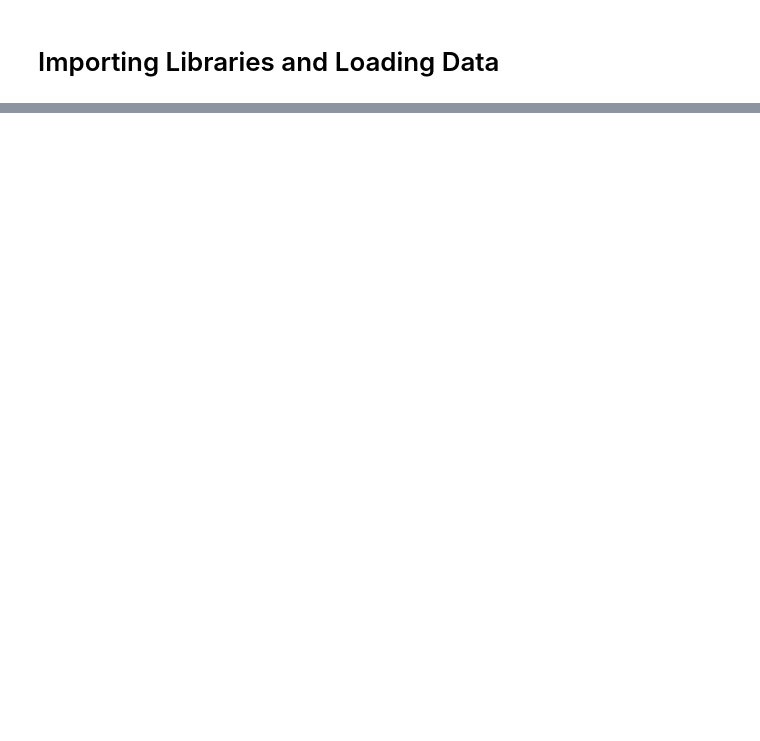
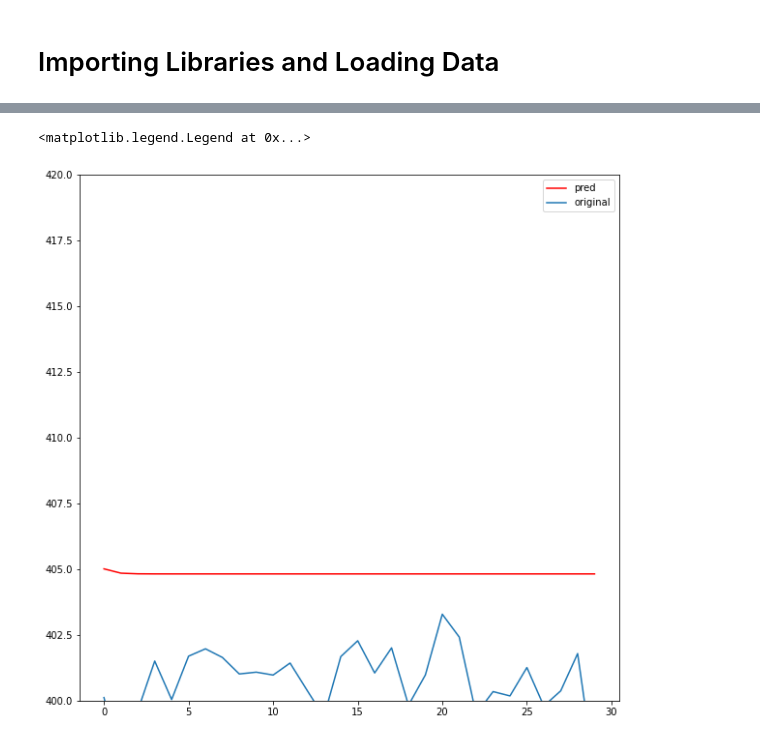
Before and after one commit to dataforgoodfr/batch7_satellite_ges, a Jupyter notebook: Find_Peaks_with_LSTM_autoencoders.ipynb, the cells around one changed output, grey strips where cells are left out. Saved outputs shown, nothing was run; the diff lists cells and outputs as text; code cells hidden in the pictures; blank space fills up the shorter version.

```diff
--- a/Find_Peaks_with_LSTM_autoencoders.ipynb
+++ b/Find_Peaks_with_LSTM_autoencoders.ipynb
@@ -52,3 +4,0 @@ def createDataset(df,timeStep=30):
-# %%
-X_train = createDataset(train)
-X_test = createDataset(test)
@@ -259,0 +403,15 @@ print(f'Correct normal predictions: {correct}/{len(test_normal_dataset)}')
+# %%
+class RecurrentAutoencoder(nn.Module):
+
+  def __init__(self, n_features, embedding_dim=64):
+    super(RecurrentAutoencoder, self).__init__()
+
+    self.encoder = Encoder(n_features, embedding_dim).to(device)
+    self.decoder = Decoder(embedding_dim, n_features).to(device)
+
+  def forward(self, x):
+    seq_len = x.shape[1]
+    x = self.encoder(x)
+    x = self.decoder(x, seq_len)
+
+    return x
@@ -259,0 +615,11 @@ print(f'Correct normal predictions: {correct}/{len(test_normal_dataset)}')
+# %%
+plt.figure(figsize=(10,10))
+model(X_train[20].to(device))
+plt.plot(model(X_train[5250].to(device)).cpu().detach().numpy(), color = 'red', label = "pred")
+plt.ylim(top = 420)
+plt.ylim(bottom = 400)
+plt.plot(X_train[5250], label = "original")
+plt.legend()
+# %% [output]
+<matplotlib.legend.Legend at 0x...>
+[figure, added]
```
Also changed, not shown: parts of 36 cells of this notebook.
